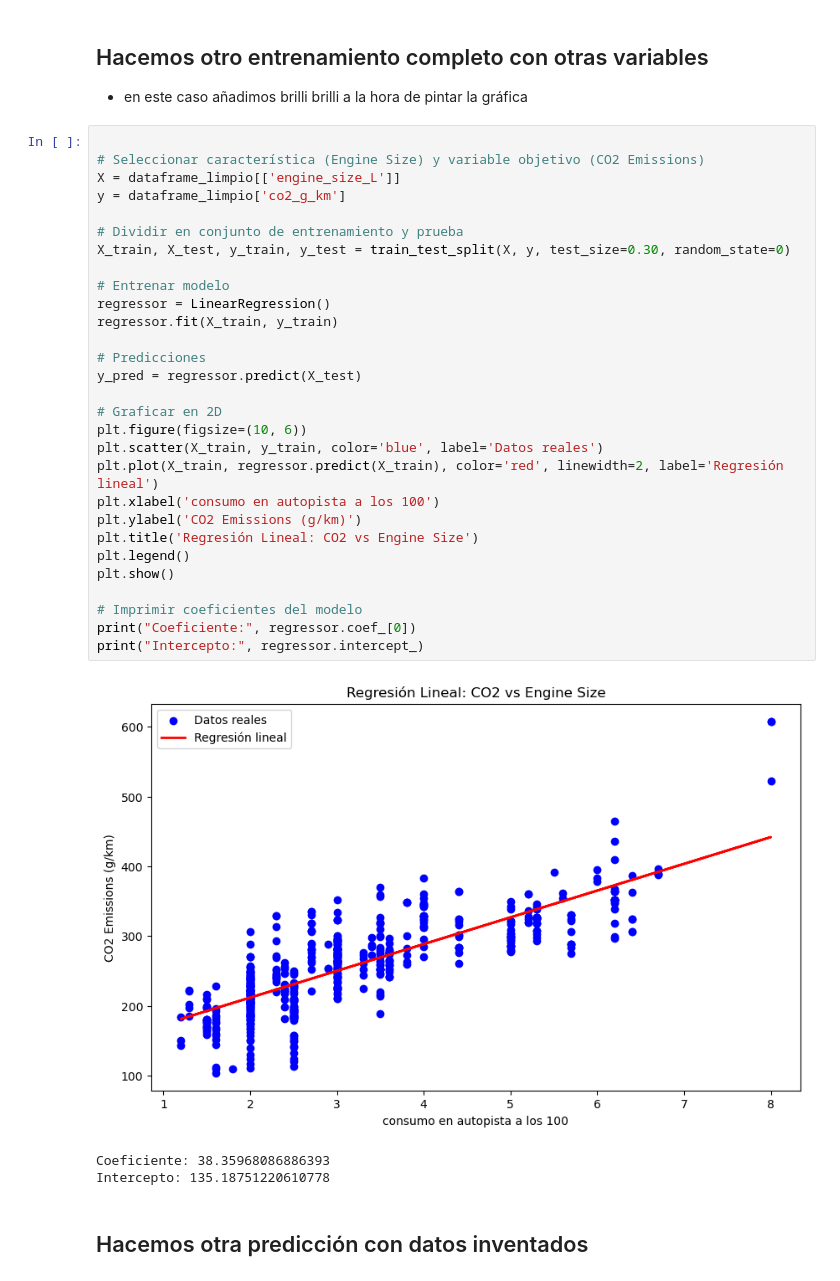
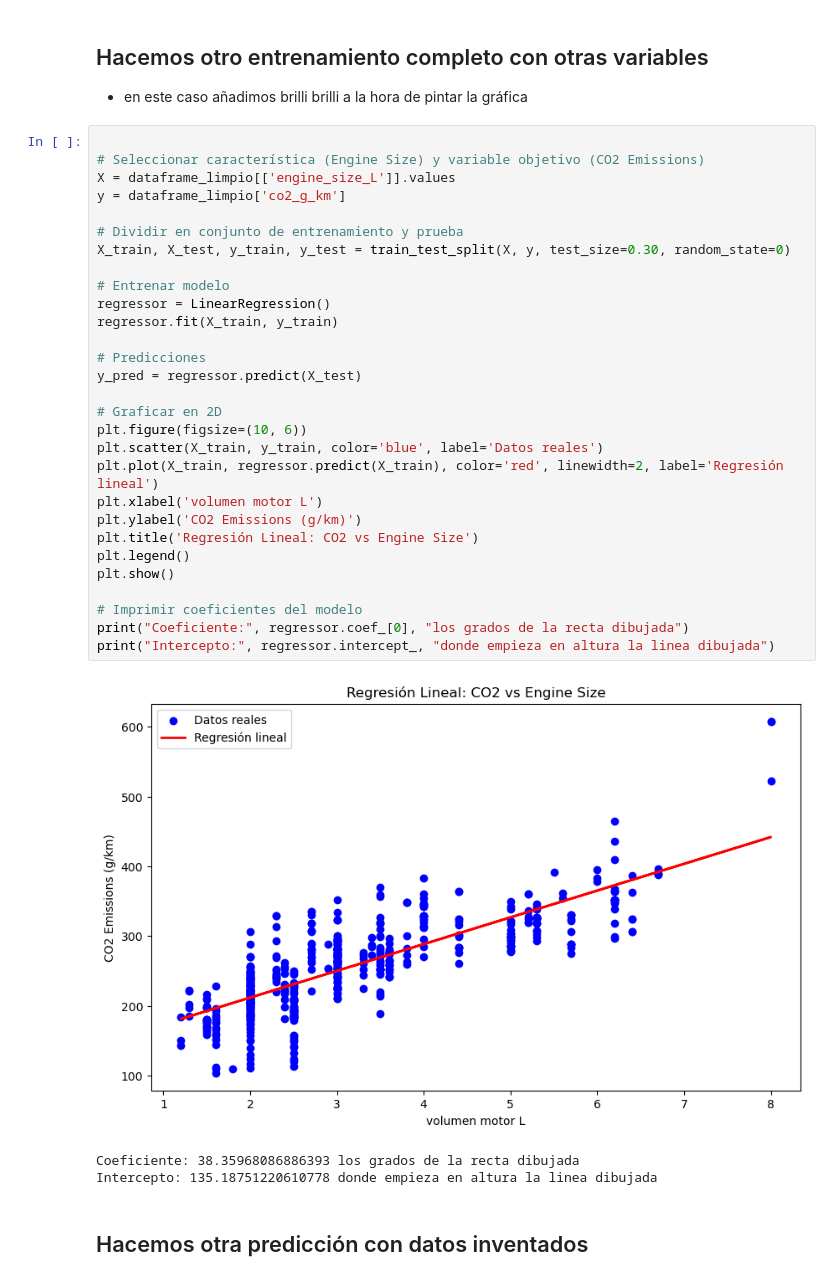
Before and after one commit to EnriqueGranadosMartinez/fuel, a Jupyter notebook: fuel_kike/fuel.ipynb, the cells around one changed output. Drawn from its saved outputs; the diff is of its cells as text.

Commit message:
regresión lineal completo

```diff
--- a/fuel_kike/fuel.ipynb
+++ b/fuel_kike/fuel.ipynb
@@ -166,36 +181,36 @@ RMSE Test: 19.10
 # %%
 
 # Seleccionar característica (Engine Size) y variable objetivo (CO2 Emissions)
-X = dataframe_limpio[['engine_size_L']]
+X = dataframe_limpio[['engine_size_L']].values
 y = dataframe_limpio['co2_g_km']
 
 # Dividir en conjunto de entrenamiento y prueba
 X_train, X_test, y_train, y_test = train_test_split(X, y, test_size=0.30, random_state=0)
 
 # Entrenar modelo
 regressor = LinearRegression()
 regressor.fit(X_train, y_train)
 
 # Predicciones
 y_pred = regressor.predict(X_test)
 
 # Graficar en 2D
 plt.figure(figsize=(10, 6))
 plt.scatter(X_train, y_train, color='blue', label='Datos reales')
 plt.plot(X_train, regressor.predict(X_train), color='red', linewidth=2, label='Regresión lineal')
-plt.xlabel('consumo en autopista a los 100')
+plt.xlabel('volumen motor L')
 plt.ylabel('CO2 Emissions (g/km)')
 plt.title('Regresión Lineal: CO2 vs Engine Size')
 plt.legend()
 plt.show()
 
 # Imprimir coeficientes del modelo
-print("Coeficiente:", regressor.coef_[0])
-print("Intercepto:", regressor.intercept_)
+print("Coeficiente:", regressor.coef_[0], "los grados de la recta dibujada")
+print("Intercepto:", regressor.intercept_, "donde empieza en altura la linea dibujada")
 # %% [output]
-[figure, old version]
+[figure, new version]
-Coeficiente: 38.35968086886393
-Intercepto: 135.18751220610778
+Coeficiente: 38.35968086886393 los grados de la recta dibujada
+Intercepto: 135.18751220610778 donde empieza en altura la linea dibujada
 # %% [markdown]
 ## Hacemos otra predicción con datos inventados
 # %%
```
Also changed, not shown: parts of 23 cells of this notebook.
